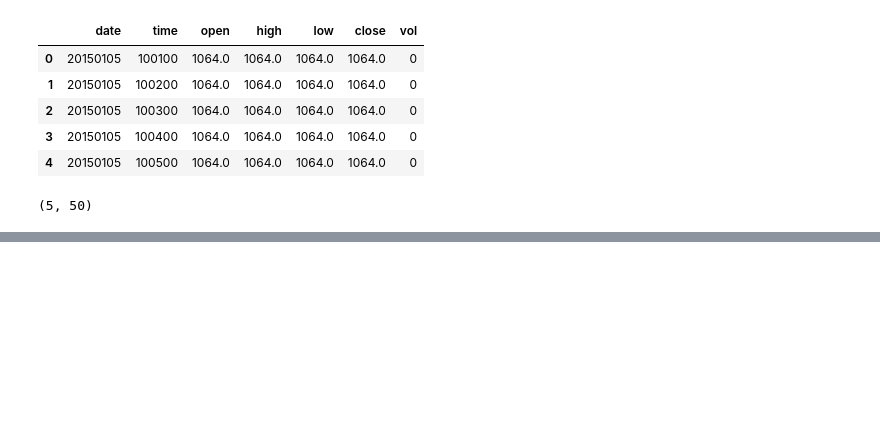
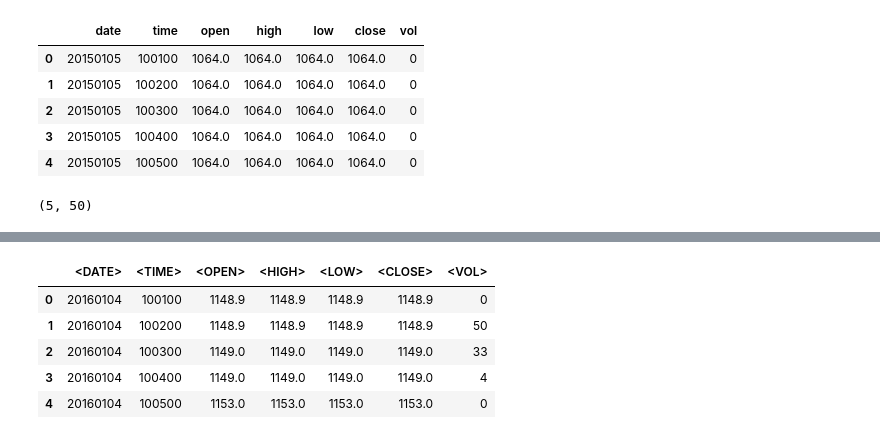
Before and after one commit to jonathancagua/stock-trading-DQL, a Jupyter notebook: Test.ipynb, the cells around one changed output, grey strips where cells are left out. Cells and saved outputs as stored; diff of their text form; code cells hidden in the pictures; blank space fills up the shorter version.

```diff
--- a/Test.ipynb
+++ b/Test.ipynb
@@ -312,5 +319,14 @@ mean_reward: -0.2
 # %%
 test = pd.read_csv("YNDX_160101_161231.csv")
+# %%
+test.head()
+# %% [output]
+|  | <DATE> | <TIME> | <OPEN> | <HIGH> | <LOW> | <CLOSE> | <VOL> |
+| 0 | 20160104 | 100100 | 1148.9 | 1148.9 | 1148.9 | 1148.9 | 0 |
+| 1 | 20160104 | 100200 | 1148.9 | 1148.9 | 1148.9 | 1148.9 | 50 |
+| 2 | 20160104 | 100300 | 1149.0 | 1149.0 | 1149.0 | 1149.0 | 33 |
+| 3 | 20160104 | 100400 | 1149.0 | 1149.0 | 1149.0 | 1149.0 | 4 |
+| 4 | 20160104 | 100500 | 1153.0 | 1153.0 | 1153.0 | 1153.0 | 0 |
 # %%
 columns={"<DATE>":"date" ,"<TIME>":"time" ,
          "<OPEN>":"open" ,"<HIGH>":"high" ,
```
Also changed, not shown: parts of 4 cells of this notebook.
